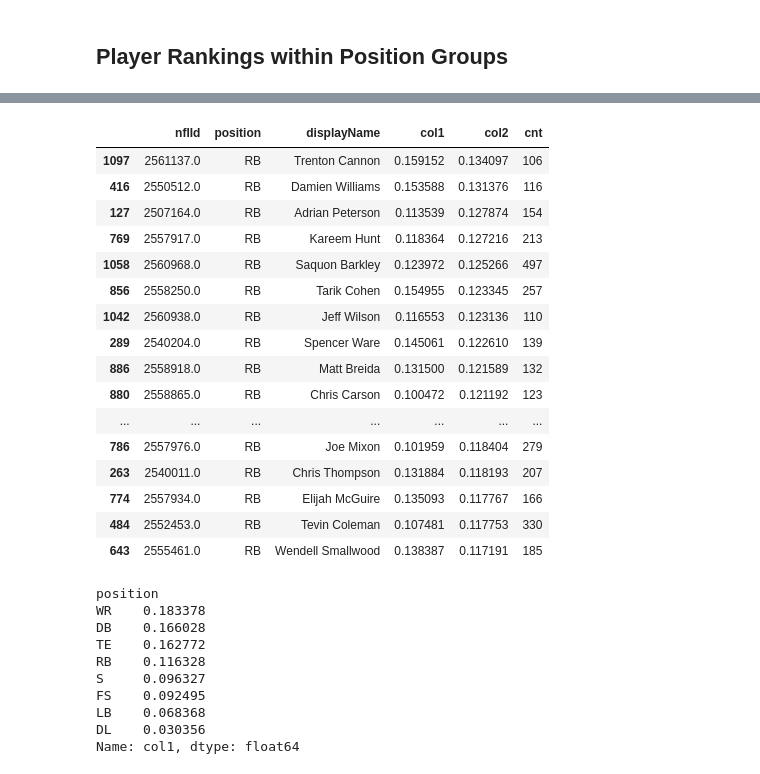
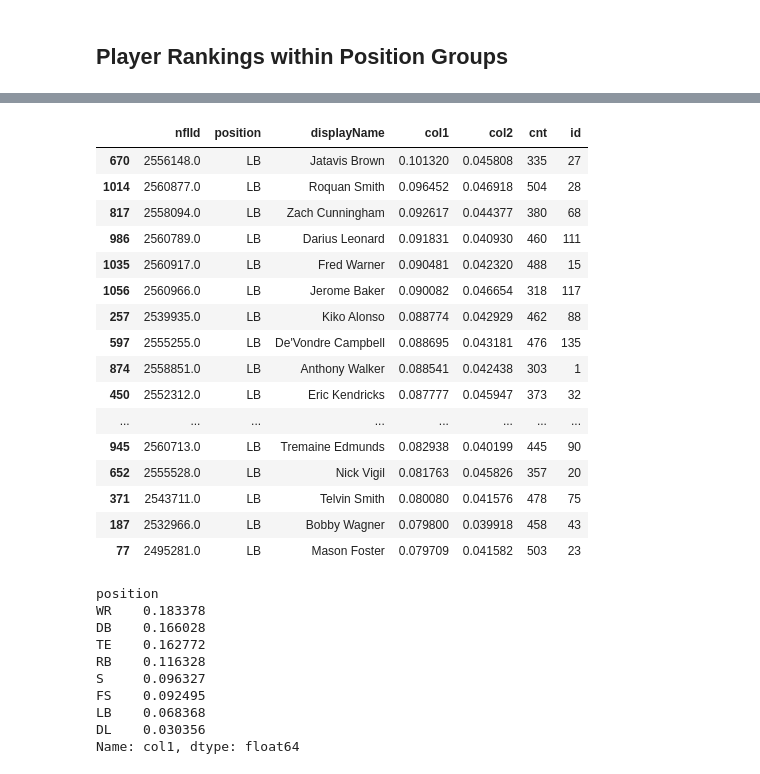
Before and after one commit to uditrana/BigDataBowl, a Jupyter notebook: analysis/eppa_analysis_all_plays.ipynb, the cells around one changed output, grey strips where cells are left out. Saved outputs shown, nothing was run; the diff lists cells and outputs as text; code cells hidden in the pictures.

Commit message:
modified all plays eppa analysis

```diff
--- a/analysis/eppa_analysis_all_plays.ipynb
+++ b/analysis/eppa_analysis_all_plays.ipynb
@@ -28,7 +31,7 @@ display(player_stats)
 | 3140665 | 2018123015 | 640 | 39 | 28 | 2558095.0 | Malachi Dupre | ARI | OFF | -0.118106 | ... |
 3140666 rows × 11 columns
 # %%
-p_t = pd.read_csv('analysis/models/in/p_t.csv')
+p_t = pd.read_csv('models/in/p_t.csv')
 p_t = p_t.rename(columns={'frame_to_pass': 'frames_after_snap'})
 
 # normalize p_t for each play
@@ -146,10 +150,11 @@ ind_pos_rankings = player_stats_merged.groupby(['nflId', 'position', 'displayNam
 #display(ind_pos_rankings)
 players_with_eppa = ind_pos_rankings.merge(players, on='nflId')[['nflId', 'position', 'displayName', 'col1', 'col2', 'cnt']]
 
-mapping = {'DB': 'DB', 'CB': 'DB', 'S': 'S', 'SS': 'S', 'FS': 'FS', 'WR': 'WR', 'MLB': 'LB', 'OLB': 'LB',
+mapping = {'DB': 'DB', 'CB': 'DB', 'S': 'S', 'SS': 'S', 'FS': 'S', 'WR': 'WR', 'MLB': 'LB', 'OLB': 'LB',
                'ILB': 'LB', 'LB': 'LB', 'DL': 'DL', 'DT': 'DL', 'DE': 'DL', 'NT': 'DL', 'QB': 'QB', 'RB': 'RB',
                'HB': 'RB', 'TE': 'TE', 'P': 'ST', 'K': 'ST', 'LS': 'ST', 'FB': 'FB'}
+print(players_with_eppa.groupby('position').count())
 players_with_eppa['position'] = players_with_eppa.position.map(mapping)
 
-players_with_eppa.loc[(players_with_eppa.position == 'WR') & (players_with_eppa.cnt >= 300)].sort_values('col2', ascending=False).head(20)
+#players_with_eppa.loc[(players_with_eppa.position == 'WR') & (players_with_eppa.cnt >= 300)].sort_values('col2', ascending=False).head(20)
 # %% [output]
@@ -173,3 +178,7 @@ players_with_eppa.loc[(players_with_eppa.position == 'WR') & (players_with_eppa.
 # %%
+import seaborn as sns
+
 #players_with_eppa.loc[(players_with_eppa.cnt >= 300)].sort_values('col1', ascending=False).head(10).position.unique()
-players_with_eppa.loc[(players_with_eppa.cnt >= 300)].sort_values('col1', ascending=False).head(150).tail(20)
+players_with_eppa = players_with_eppa.loc[(players_with_eppa.cnt >= 300) & (players_with_eppa.position.isin(['DB', 'LB', 'S']))]#.sort_values('col1', ascending=False).head(150).tail(20)
+ids = np.arange(players_with_eppa.shape[0])
+np.random.shuffle(ids)
@@ -193,0 +185,25 @@ players_with_eppa.loc[(players_with_eppa.cnt >= 300)].sort_values('col1', ascend
+# %%
+players_with_eppa['id'] = ids
+# plot each player's eppa and color by position
+
+groups = players_with_eppa.groupby('position')
+fig, ax = plt.subplots()
+#ax.set_prop_cycle()
+ax.margins(0.05)
+for name, group in groups:
+    ax.plot(group.id, group.col1 * -1, marker='o', linestyle='', ms=4, label=name)
+ax.legend(numpoints=1, loc='lower left')
+ax.tick_params(
+    axis='x',          # changes apply to the x-axis
+    which='both',      # both major and minor ticks are affected
+    bottom=False,      # ticks along the bottom edge are off
+    top=False,         # ticks along the top edge are off
+    labelbottom=True) # labels along the bottom edge are off
+ax.set_title('Individual Player PaVE (Colorized by Position)')
+ax.set_ylabel('PaVE (Lower Indicates Better Coverage)')
+plt.gca().invert_yaxis()
+ax.annotate('Minkah Fitzpatrick', (192, -0.149), xytext=(230, -0.12), arrowprops={'arrowstyle':'->'}, color='red')
+ax.annotate('Fred Warner', (15, -0.09), xytext=(30, -0.06), arrowprops={'arrowstyle':'->'}, color='red')
+ax.annotate('Adoree Jackson', (64, -0.204), xytext=(0, -0.2), arrowprops={'arrowstyle':'->'}, color='red')
+ax.annotate('Avonte Maddox', (121, -0.127))
+plt.show()
@@ -194,23 +212,23 @@ players_with_eppa.loc[(players_with_eppa.cnt >= 300)].sort_values('col1', ascend
 # %%
-players_with_eppa.loc[(players_with_eppa.position == 'RB') & (players_with_eppa.cnt >= 100)].sort_values('col2', ascending=False).head(20)
+players_with_eppa.loc[(players_with_eppa.position == 'LB') & (players_with_eppa.cnt >= 200)].sort_values('col1', ascending=False).head(20)
 # %% [output]
-|  | nflId | position | displayName | col1 | col2 | cnt |
-| 1097 | 2561137.0 | RB | Trenton Cannon | 0.159152 | 0.134097 | 106 |
-| 416 | 2550512.0 | RB | Damien Williams | 0.153588 | 0.131376 | 116 |
-| 127 | 2507164.0 | RB | Adrian Peterson | 0.113539 | 0.127874 | 154 |
-| 769 | 2557917.0 | RB | Kareem Hunt | 0.118364 | 0.127216 | 213 |
-| 1058 | 2560968.0 | RB | Saquon Barkley | 0.123972 | 0.125266 | 497 |
-| 856 | 2558250.0 | RB | Tarik Cohen | 0.154955 | 0.123345 | 257 |
-| 1042 | 2560938.0 | RB | Jeff Wilson | 0.116553 | 0.123136 | 110 |
-| 289 | 2540204.0 | RB | Spencer Ware | 0.145061 | 0.122610 | 139 |
-| 886 | 2558918.0 | RB | Matt Breida | 0.131500 | 0.121589 | 132 |
-| 880 | 2558865.0 | RB | Chris Carson | 0.100472 | 0.121192 | 123 |
-| ... | ... | ... | ... | ... | ... | ... |
-| 786 | 2557976.0 | RB | Joe Mixon | 0.101959 | 0.118404 | 279 |
-| 263 | 2540011.0 | RB | Chris Thompson | 0.131884 | 0.118193 | 207 |
-| 774 | 2557934.0 | RB | Elijah McGuire | 0.135093 | 0.117767 | 166 |
-| 484 | 2552453.0 | RB | Tevin Coleman | 0.107481 | 0.117753 | 330 |
-| 643 | 2555461.0 | RB | Wendell Smallwood | 0.138387 | 0.117191 | 185 |
+|  | nflId | position | displayName | col1 | col2 | cnt | id |
+| 670 | 2556148.0 | LB | Jatavis Brown | 0.101320 | 0.045808 | 335 | 27 |
+| 1014 | 2560877.0 | LB | Roquan Smith | 0.096452 | 0.046918 | 504 | 28 |
+| 817 | 2558094.0 | LB | Zach Cunningham | 0.092617 | 0.044377 | 380 | 68 |
+| 986 | 2560789.0 | LB | Darius Leonard | 0.091831 | 0.040930 | 460 | 111 |
+| 1035 | 2560917.0 | LB | Fred Warner | 0.090481 | 0.042320 | 488 | 15 |
+| 1056 | 2560966.0 | LB | Jerome Baker | 0.090082 | 0.046654 | 318 | 117 |
+| 257 | 2539935.0 | LB | Kiko Alonso | 0.088774 | 0.042929 | 462 | 88 |
+| 597 | 2555255.0 | LB | De'Vondre Campbell | 0.088695 | 0.043181 | 476 | 135 |
+| 874 | 2558851.0 | LB | Anthony Walker | 0.088541 | 0.042438 | 303 | 1 |
+| 450 | 2552312.0 | LB | Eric Kendricks | 0.087777 | 0.045947 | 373 | 32 |
+| ... | ... | ... | ... | ... | ... | ... | ... |
+| 945 | 2560713.0 | LB | Tremaine Edmunds | 0.082938 | 0.040199 | 445 | 90 |
+| 652 | 2555528.0 | LB | Nick Vigil | 0.081763 | 0.045826 | 357 | 20 |
+| 371 | 2543711.0 | LB | Telvin Smith | 0.080080 | 0.041576 | 478 | 75 |
+| 187 | 2532966.0 | LB | Bobby Wagner | 0.079800 | 0.039918 | 458 | 43 |
+| 77 | 2495281.0 | LB | Mason Foster | 0.079709 | 0.041582 | 503 | 23 |
 # %%
 players_with_eppa.loc[(players_with_eppa.cnt >= 300)].groupby('position').col1.mean().sort_values(ascending=False)
 # %% [output]
```
Also changed, not shown: parts of 6 cells of this notebook.
